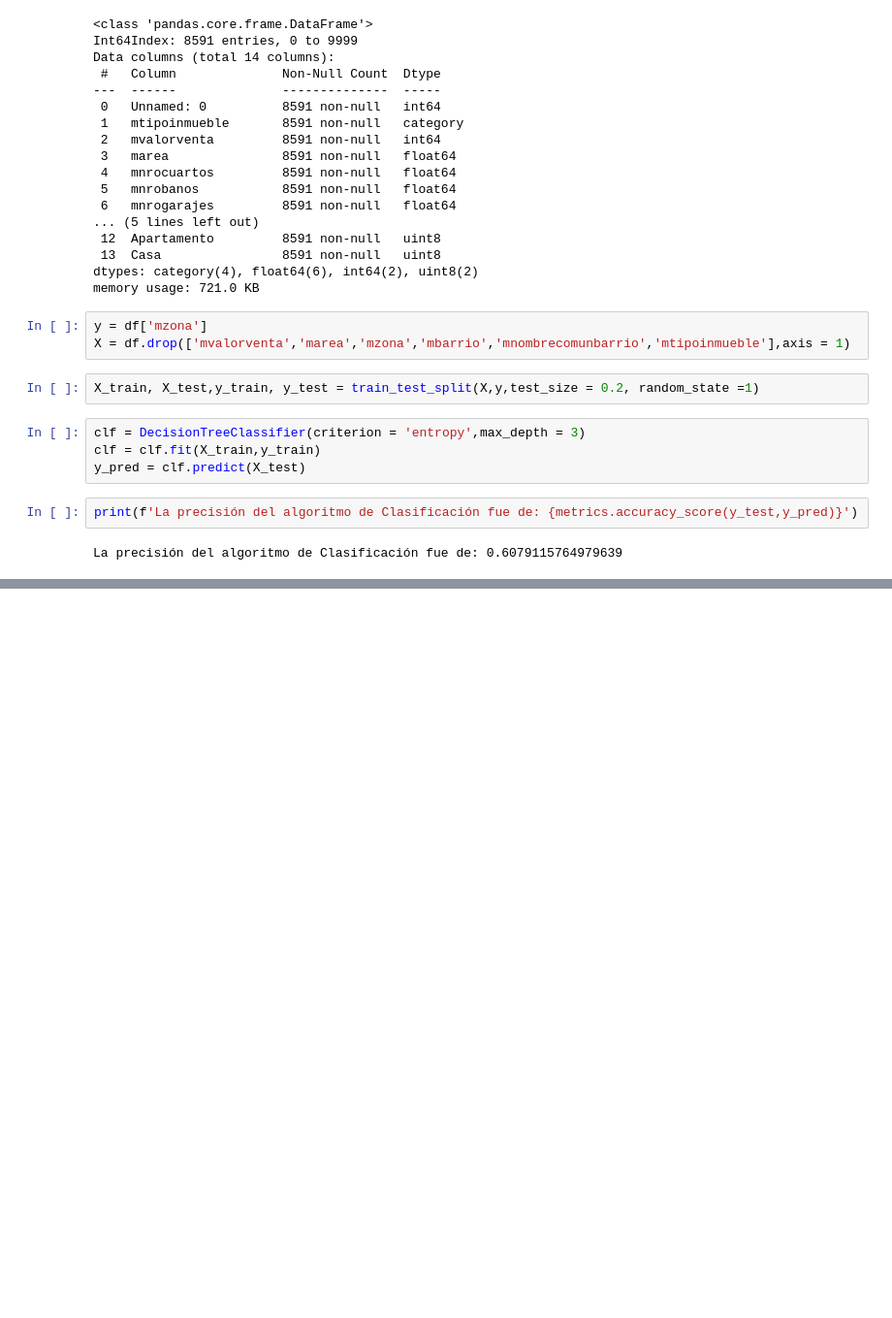
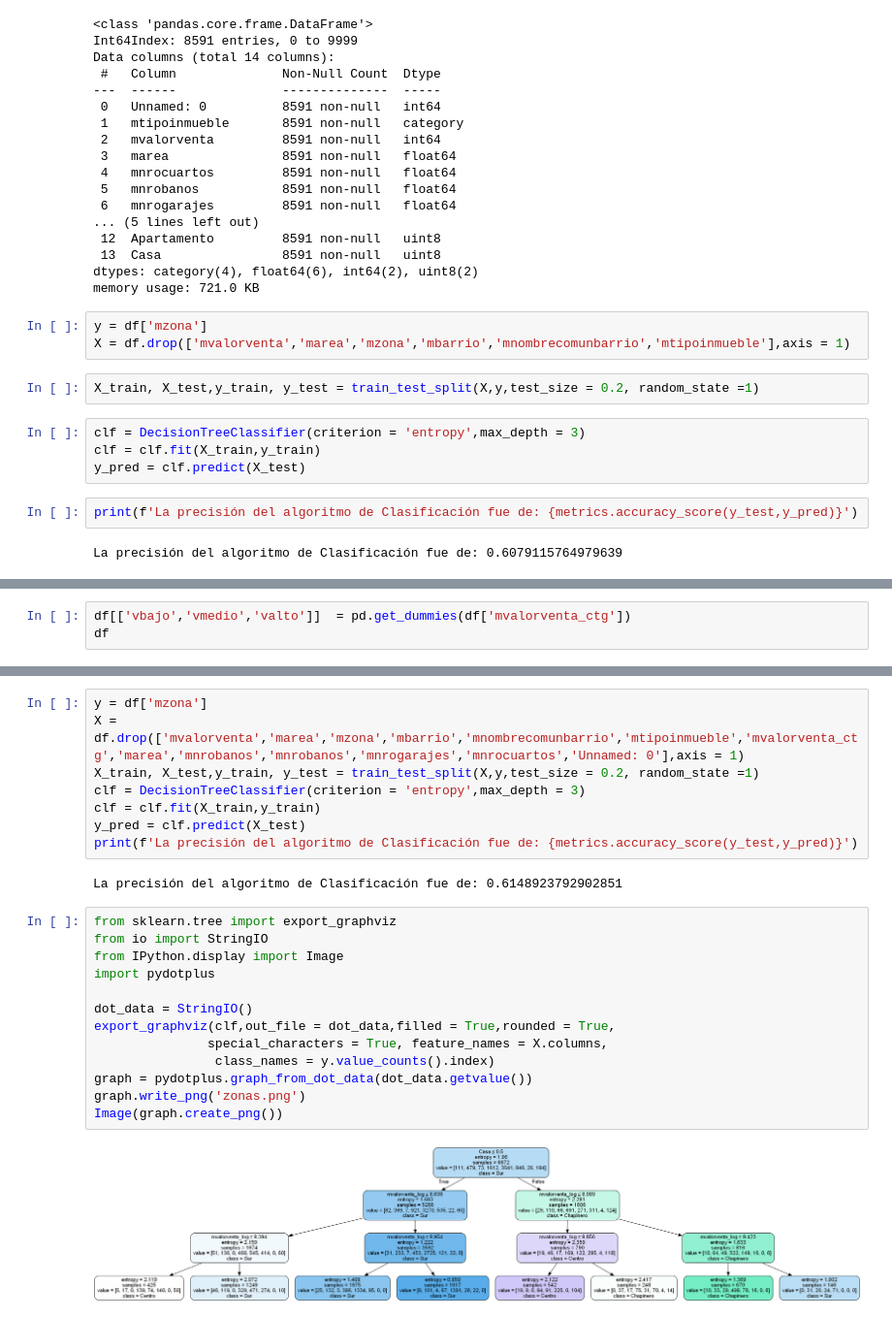
Before and after one commit to frluenga/House_Price_BOG_DScience, a Jupyter notebook: Practice_House_Price.ipynb, the cells around one changed output, grey strips where cells are left out. Shown at 97% size. Drawn from its saved outputs; the diff is of its cells as text; blank space fills up the shorter version.

```diff
--- a/Practice_House_Price.ipynb
+++ b/Practice_House_Price.ipynb
@@ -386,0 +394,3 @@ df['mvalorventa_ctg'] = pd.cut(x = df['mvalorventa'],bins = val_bins, labels = c
+# %%
+df[['vbajo','vmedio','valto']]  = pd.get_dummies(df['mvalorventa_ctg'])
+df
@@ -386,0 +411,25 @@ df['mvalorventa_ctg'] = pd.cut(x = df['mvalorventa'],bins = val_bins, labels = c
+# %%
+y = df['mzona']
+X = df.drop(['mvalorventa','marea','mzona','mbarrio','mnombrecomunbarrio','mtipoinmueble','mvalorventa_ctg','marea','mnrobanos','mnrobanos','mnrogarajes','mnrocuartos','Unnamed: 0'],axis = 1)
+X_train, X_test,y_train, y_test = train_test_split(X,y,test_size = 0.2, random_state =1)
+clf = DecisionTreeClassifier(criterion = 'entropy',max_depth = 3)
+clf = clf.fit(X_train,y_train)
+y_pred = clf.predict(X_test)
+print(f'La precisión del algoritmo de Clasificación fue de: {metrics.accuracy_score(y_test,y_pred)}')
+# %% [output]
+La precisión del algoritmo de Clasificación fue de: 0.6148923792902851
+# %%
+from sklearn.tree import export_graphviz
+from io import StringIO
+from IPython.display import Image
+import pydotplus
+
+dot_data = StringIO()
+export_graphviz(clf,out_file = dot_data,filled = True,rounded = True,
+               special_characters = True, feature_names = X.columns,
+                class_names = y.value_counts().index)
+graph = pydotplus.graph_from_dot_data(dot_data.getvalue())
+graph.write_png('zonas.png')
+Image(graph.create_png())
+# %% [output]
+[figure, added]
```
Also changed, not shown: parts of 18 cells of this notebook, 1 other file.
